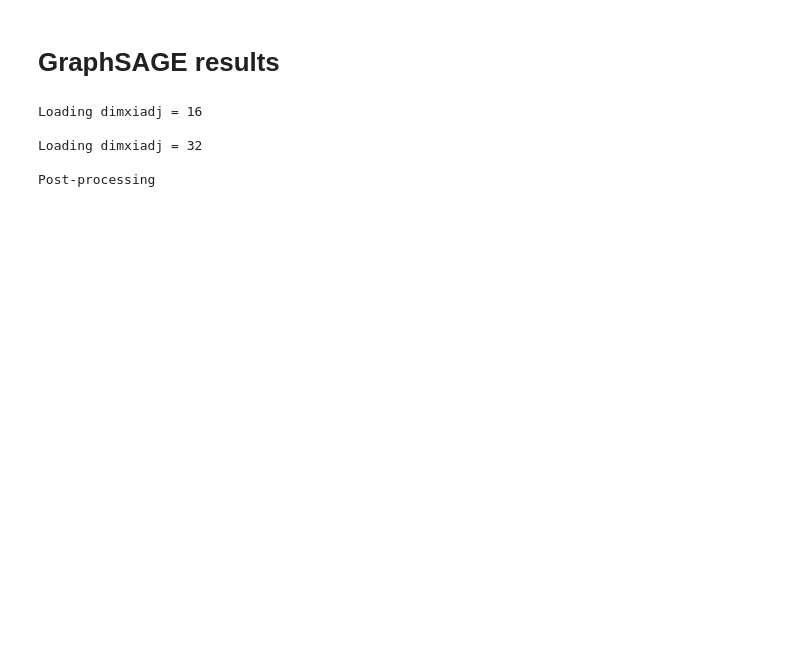
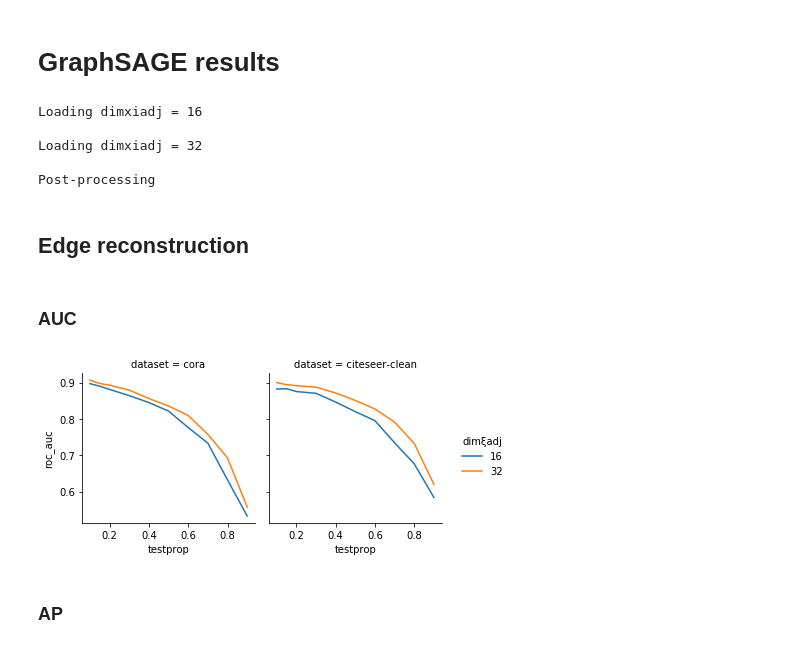
Before and after one commit to ixxi-dante/an2vec, a Jupyter notebook: julia/nc-lp-several_testprops-several_dimxieach.ipynb, the cells around one changed output. Drawn from its saved outputs; the diff is of its cells as text; code cells hidden in the pictures; blank space fills up the shorter version.

```diff
--- a/julia/nc-lp-several_testprops-several_dimxieach.ipynb
+++ b/julia/nc-lp-several_testprops-several_dimxieach.ipynb
@@ -251,0 +264,22 @@ gs_stds = gs_results.groupby(['dataset', 'dimξadj', 'testprop']).std().reset_in
+# %% [markdown]
+## Edge reconstruction
+# %% [markdown]
+### AUC
+# %%
+metric = 'roc_auc'
+testtype = 'edges'
+
+g = sb.FacetGrid(data=gs_averages[gs_averages.testtype == testtype],
+                 col='dataset', col_order=['cora', 'citeseer-clean'],#, 'pubmed'],
+                 hue='dimξadj',
+                 sharey=True, margin_titles=True)
+g.map(plt.plot, 'testprop', metric)
+g.add_legend()
+
+g.fig.savefig('../data/ans-mlg/graphsage-{testtype}-dataset=all-metric={metric}.pdf'
+              .format(testtype=testtype, metric=metric),
+              bbox_inches='tight')
+# %% [output]
+[figure, added]
+# %% [markdown]
+### AP
```
Also changed, not shown: parts of 18 cells of this notebook, 16 other files.
